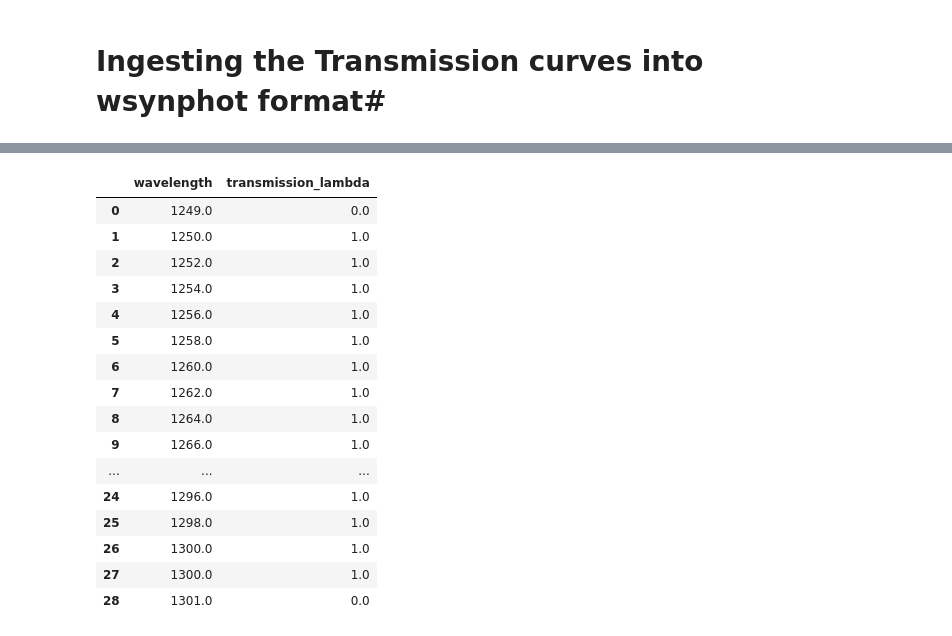
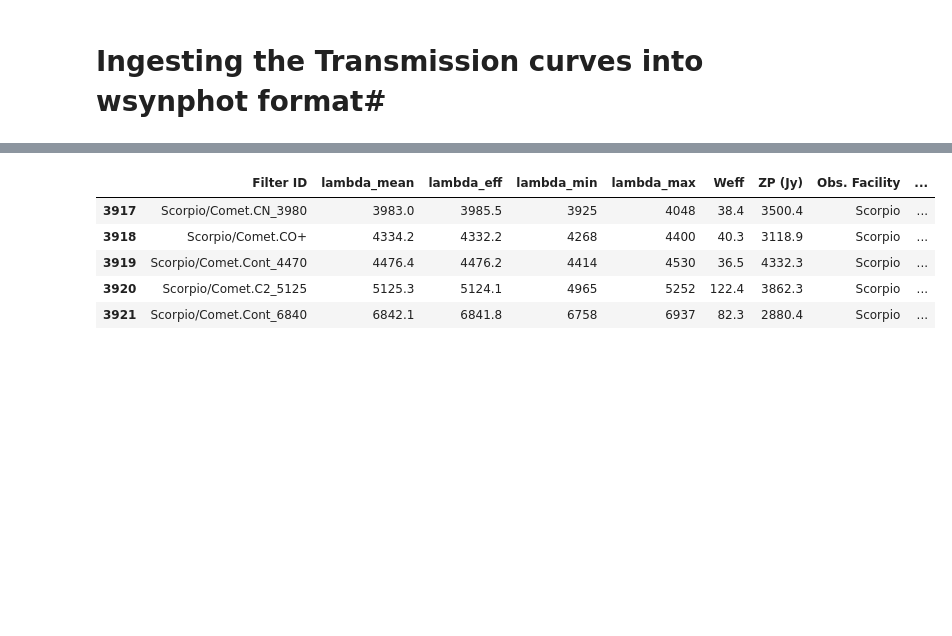
Before and after one commit to starkit/wsynphot, a Jupyter notebook: wsynphot/data/ingest_from_svo.ipynb, the cells around one changed output, grey strips where cells are left out. Cells and saved outputs as stored; diff of their text form; code cells hidden in the pictures; blank space fills up the shorter version.

```diff
--- a/wsynphot/data/ingest_from_svo.ipynb
+++ b/wsynphot/data/ingest_from_svo.ipynb
@@ -150,3 +185,17 @@ pd.read_csv?
+# %%
+# Utility function for cleaning data
+def is_float(str1,str2):  # checks whether both passed strings are float or not
+    try:
+        float(str1)
+        isFloat1 = True
+    except ValueError:
+        isFloat1 = False
+    try:
+        float(str2)
+        isFloat2 = True
+    except ValueError:
+        isFloat2 = False
+    return isFloat1 & isFloat2
 # %%
 with pd.HDFStore('filter_data.h5', 'w') as fh:
     for i, filter_data in tqdm_notebook(filter_index.iterrows(), total=len(filter_index)):
@@ -165,22 +236,10 @@ with pd.HDFStore('filter_data.h5', 'w') as fh:
-# %%
-transmission_data.astype(np.float64)
-# %% [output]
-|  | wavelength | transmission_lambda |
-| 0 | 1249.0 | 0.0 |
-| 1 | 1250.0 | 1.0 |
-| 2 | 1252.0 | 1.0 |
-| 3 | 1254.0 | 1.0 |
-| 4 | 1256.0 | 1.0 |
-| 5 | 1258.0 | 1.0 |
-| 6 | 1260.0 | 1.0 |
-| 7 | 1262.0 | 1.0 |
-| 8 | 1264.0 | 1.0 |
-| 9 | 1266.0 | 1.0 |
-| ... | ... | ... |
-| 24 | 1296.0 | 1.0 |
-| 25 | 1298.0 | 1.0 |
-| 26 | 1300.0 | 1.0 |
-| 27 | 1300.0 | 1.0 |
-| 28 | 1301.0 | 0.0 |
 # %%
 fh = pd.HDFStore('filter_data.h5', 'a')
+filter_index[filter_index['Filter ID'].str.contains('Scorpio/Comet')]
+# %% [output]
+|  | Filter ID | lambda_mean | lambda_eff | lambda_min | lambda_max | Weff | ZP (Jy) | Obs. Facility | ... |
+| 3917 | Scorpio/Comet.CN_3980 | 3983.0 | 3985.5 | 3925 | 4048 | 38.4 | 3500.4 | Scorpio | ... |
+| 3918 | Scorpio/Comet.CO+ | 4334.2 | 4332.2 | 4268 | 4400 | 40.3 | 3118.9 | Scorpio | ... |
+| 3919 | Scorpio/Comet.Cont_4470 | 4476.4 | 4476.2 | 4414 | 4530 | 36.5 | 4332.3 | Scorpio | ... |
+| 3920 | Scorpio/Comet.C2_5125 | 5125.3 | 5124.1 | 4965 | 5252 | 122.4 | 3862.3 | Scorpio | ... |
+| 3921 | Scorpio/Comet.Cont_6840 | 6842.1 | 6841.8 | 6758 | 6937 | 82.3 | 2880.4 | Scorpio | ... |
```
Also changed, not shown: parts of 21 cells of this notebook.
